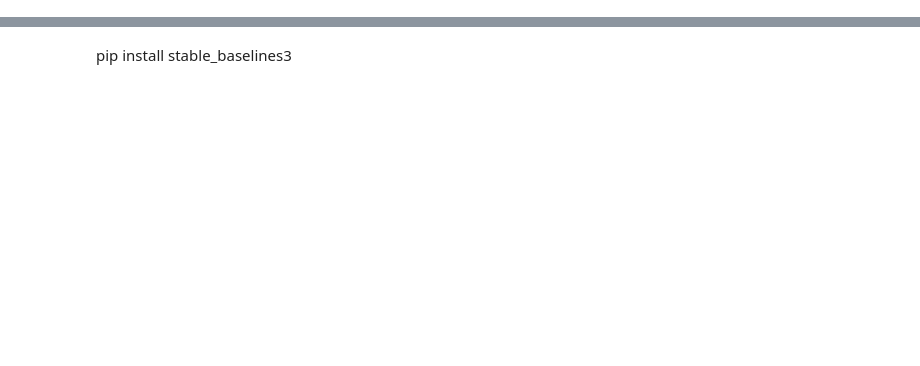
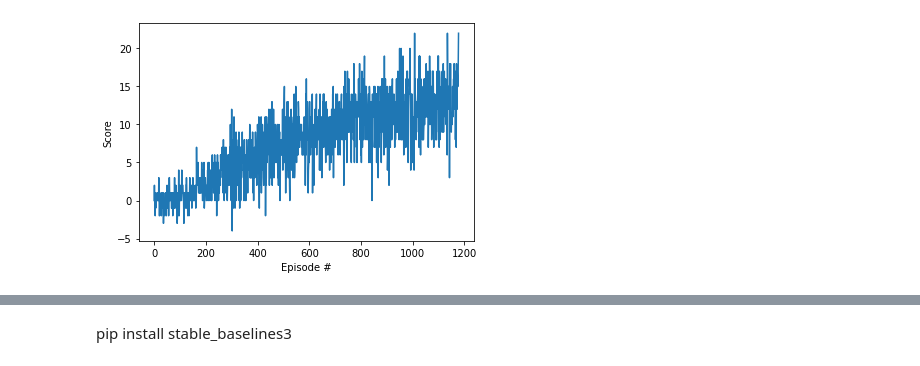
Before and after one commit to deldelmax/deep-reinforcement-learning-solutions, a Jupyter notebook: p1_navigation/Navigation.ipynb, the cells around one changed output, grey strips where cells are left out. Drawn from its saved outputs; the diff is of its cells as text; code cells hidden in the pictures; blank space fills up the shorter version.

Commit message:
Solve Project 1

```diff
--- a/p1_navigation/Navigation.ipynb
+++ b/p1_navigation/Navigation.ipynb
@@ -58,0 +38,16 @@ env.close()
+# %%
+from dqn_agent import Agent
+import gym
+import random
+import torch
+import numpy as np
+from collections import deque
+import matplotlib.pyplot as plt
+from banana_env import BananaEnv
+import numpy as np
+
+%load_ext autoreload
+%autoreload 2
+
+env = BananaEnv("Banana_Windows_x86_64\Banana.exe")
+seed = 0
@@ -58,0 +108,55 @@ env.close()
+# %%
+%%time
+
+agent = Agent(state_size=env.nS, action_size=env.nA, seed=seed)
+
+print(agent.qnetwork_local)
+def dqn(n_episodes=2000):
+    """Deep Q-Learning.
+
+    Params
+    ======
+        n_episodes (int): maximum number of training episodes
+        max_t (int): maximum number of timesteps per episode
+        eps_start (float): starting value of epsilon, for epsilon-greedy action selection
+        eps_end (float): minimum value of epsilon
+        eps_decay (float): multiplicative factor (per episode) for decreasing epsilon
+    """
+    scores = []                        # list containing scores from each episode
+    scores_window = deque(maxlen=100)  # last 100 scores
+    #eps_scheduler = CosWarmupScheduler(0, 1800, 1, 0)  # initialize epsilon scheduler
+    i=1
+    eps_vals = [i:=i*0.998 for _ in range(n_episodes + 10)]
+
+    for i_episode in range(1, n_episodes+1):
+        state = env.reset(options={"train_mode": True})
+        done = False
+        score = 0
+        eps = eps_vals[i_episode]
+        while not done:
+            action = agent.act(state, eps)
+            next_state, reward, done, _ = env.step(action)
+            agent.step(state, action, reward, next_state, done)
+            state = next_state
+            score += reward
+        scores_window.append(score)       # save most recent score
+        scores.append(score)              # save most recent score
+        print('\rEpisode {}\tAverage Score: {:.2f}; Eps: {:.3f}'.format(i_episode, np.mean(scores_window), eps), end="")
+        if i_episode % 100 == 0:
+            print('\rEpisode {}\tAverage Score: {:.2f}; Eps: {}'.format(i_episode, np.mean(scores_window), eps))
+        if np.mean(scores_window)>=13.0:
+            print('\nEnvironment solved in {:d} episodes!\tAverage Score: {:.2f}'.format(i_episode-100, np.mean(scores_window)))
+            torch.save(agent.qnetwork_local.state_dict(), 'checkpoint.pth')
+            break
+    return scores
+
+scores = dqn()
+#env.close()
+# plot the scores
+fig = plt.figure()
+ax = fig.add_subplot(111)
+plt.plot(np.arange(len(scores)), scores)
+plt.ylabel('Score')
+plt.xlabel('Episode #')
+plt.show()
+# %% [output]
@@ -58,0 +180 @@ env.close()
+[figure, added]
```
Also changed, not shown: parts of 9 cells of this notebook, 4 other files.
